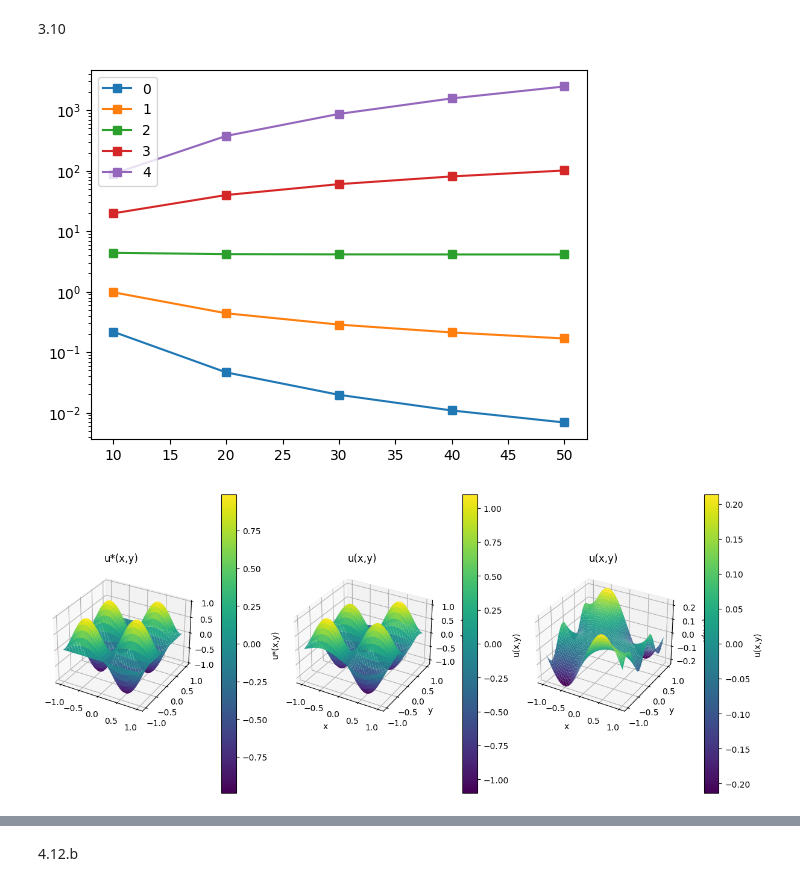
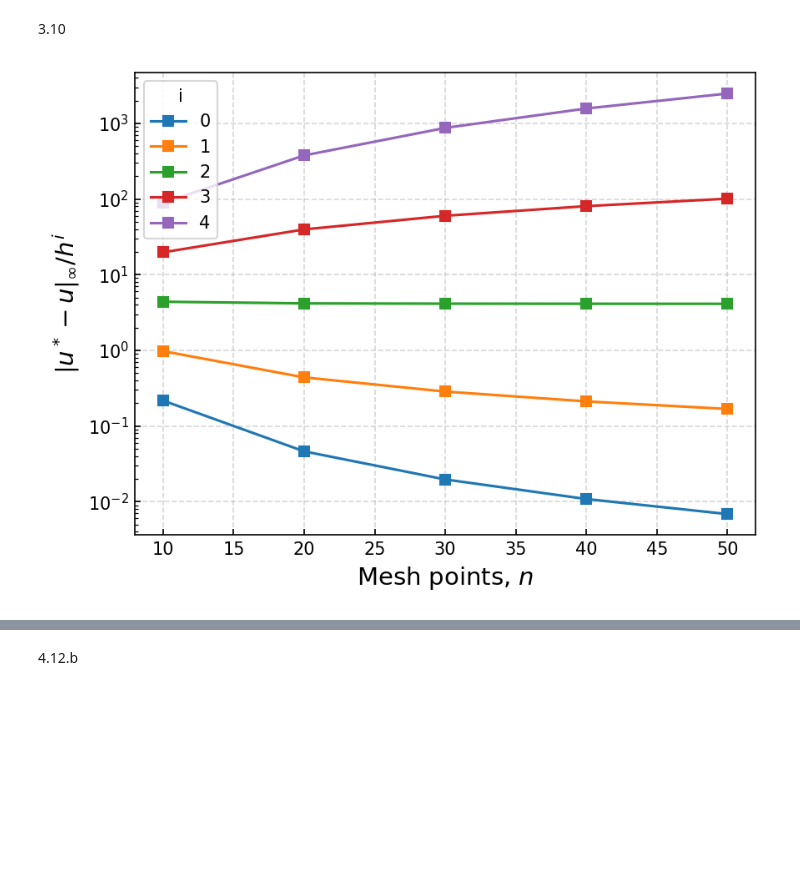
Before and after one commit to jabelieu/nmfde_class, a Jupyter notebook: hw2_jab.ipynb, the cells around one changed output, grey strips where cells are left out. Saved outputs shown, nothing was run; the diff lists cells and outputs as text; code cells hidden in the pictures; blank space fills up the shorter version.

```diff
--- a/hw2_jab.ipynb
+++ b/hw2_jab.ipynb
@@ -1345,9 +1348,10 @@ def sor_no_matrix ( f=None , n = 5 , w = 1. , a = None , h = None , u0 = None ,
 
     iteration = 0
     iteration_list = []
+    error_list = []
     error = np.inf
     while ( error > tolerance and iteration < max_iterations ) :
-        iteration_list.append(iteration)
+        # iteration_list.append(iteration)
         error = 0.
 
         for j in  range ( 1,n-1 ) :
@@ -1422,12 +1426,14 @@ def sor_no_matrix ( f=None , n = 5 , w = 1. , a = None , h = None , u0 = None ,
                 u[i,j] = u_new
 
         iteration += 1
+        error_list.append(error)
+        iteration_list.append(iteration)
 
     if show_final_stats is True :
         out_str = f'Final Stats : \n Iteration : {iteration} \n ||Error|| : {np.abs(error):.2e}'
         print(out_str)
 
-    return u , iteration
+    return u , iteration , iteration_list , error_list
 
 '''
 unit test
@@ -1447,7 +1453,7 @@ if unit_test_flag == 1 :
                 b[i,j] = 1
     X, Y = np.meshgrid(x, x)
     # a = 1+X
-    u_sol , _ = sor_no_matrix(f=b,n=n,w=0.5,a=np.ones((n,n)),max_iterations=int(1e4),tolerance=1e-10)
+    u_sol , _,_,_ = sor_no_matrix(f=b,n=n,w=0.5,a=np.ones((n,n)),max_iterations=int(1e4),tolerance=1e-10)
 
     fig = plt.figure ( figsize = ( 12 , 10 ) , constrained_layout=True )
     ax1 = fig.add_subplot ( 121 )
@@ -1499,7 +1505,7 @@ iter_list = []
 for w in w_list :
     if np.where(w_list==w)[0][0]/len(w_list) % .2 == 0 :
         print(f"w:{w},{np.where(w_list==w)[0][0]/len(w_list):.2%} Complete")
-    u_sol , last_iter = sor_no_matrix(f=f,n=n,w=w,a=np.ones((n,n)),max_iterations=int(1e3),tolerance=1e-10,show_final_stats=False)
+    u_sol , last_iter,_,_ = sor_no_matrix(f=f,n=n,w=w,a=np.ones((n,n)),max_iterations=int(1e3),tolerance=1e-10,show_final_stats=False)
     if np.any(np.isnan(u_sol)):
         continue
     err_inf = np.max(np.abs(u_sol-u_star))
@@ -1547,46 +1553,22 @@ for n in n_list :
     f = 5 * np.pi ** 2 * u_star
     u0 = np.zeros((n,n))
 
-    u_sol,_ = sor_no_matrix (f=f,n=n,w=1.75,a=a,h=h,u0=u0,
+    u_sol,_ ,_,_= sor_no_matrix (f=f,n=n,w=1.75,a=a,h=h,u0=u0,
                            max_iterations=1e3,tolerance=1e-10,
                            show_final_stats=False)
     error = np.max(np.abs(u_sol-u_star))
     error_list.append(error)
     h_list.append(h)
-# %%
-# plt.plot(n_list,error_list);
-for order in range ( 0 , 4 + 1 ) :
-    plt.plot ( n_list , np.array(error_list)/np.array(h_list)**order ,label=order,marker='s')
-
-plt.yscale('log')
-plt.legend()
-plt.show()
-# %% [output]
-[figure, removed]
-# %%
-X, Y = np.meshgrid(x, x)
-# a = 1+X
-fig = plt.figure ( figsize = ( 12 , 10 ) , constrained_layout=True )
-ax1 = fig.add_subplot ( 131 ,projection='3d')
-ax2 = fig.add_subplot ( 132 , projection = '3d' )
-ax3 = fig.add_subplot ( 133 , projection = '3d' )
-
-# im1 = ax1.imshow(u_sol, origin="lower", extent=[0,1,0,1])
-im1 = ax1.plot_surface(X, Y, u_star, cmap='viridis', edgecolor="none")
-fig.colorbar(im1 , label="u*(x,y)",ax=ax1 , shrink = 0.5 )
-ax1.set_title("u*(x,y)")
-
-im2 = ax2.plot_surface(X, Y, u_sol, cmap='viridis', edgecolor="none")
-fig.colorbar(im2 , shrink = 0.5 , aspect=20, label="u(x,y)")
-ax2.set_xlabel("x")
-ax2.set_ylabel("y")
-ax2.set_zlabel("u(x,y)")
-ax2.set_title("u(x,y)");
-im3 = ax3.plot_surface(X, Y, u_star-u_sol, cmap='viridis', edgecolor="none")
-fig.colorbar(im3 , shrink = 0.5 , aspect=20, label="u(x,y)")
-ax3.set_xlabel("x")
-ax3.set_ylabel("y")
-ax3.set_zlabel("u(x,y)")
-ax3.set_title("u(x,y)");
-# %% [output]
-[figure, removed]
+# %%
+plt.figure(dpi=150)
+for order in range ( 0 , 4 + 1 ) :
+    plt.plot ( n_list , np.array(error_list)/np.array(h_list)**order ,label=order,marker='s')
+plt.yscale('log')
+plt.grid(ls='--',alpha=0.5,which='major')
+plt.xlabel( r'Mesh points, $n$',fontsize=14 )
+plt.ylabel (r'$|u^*-u|_\infty/h^i$',fontsize=14)
+plt.tick_params(direction='in',which='both')
+plt.legend(title='i');
+plt.show()
+# %% [output]
+[figure, added]
```
Also changed, not shown: parts of 9 cells of this notebook, 3 other files.
